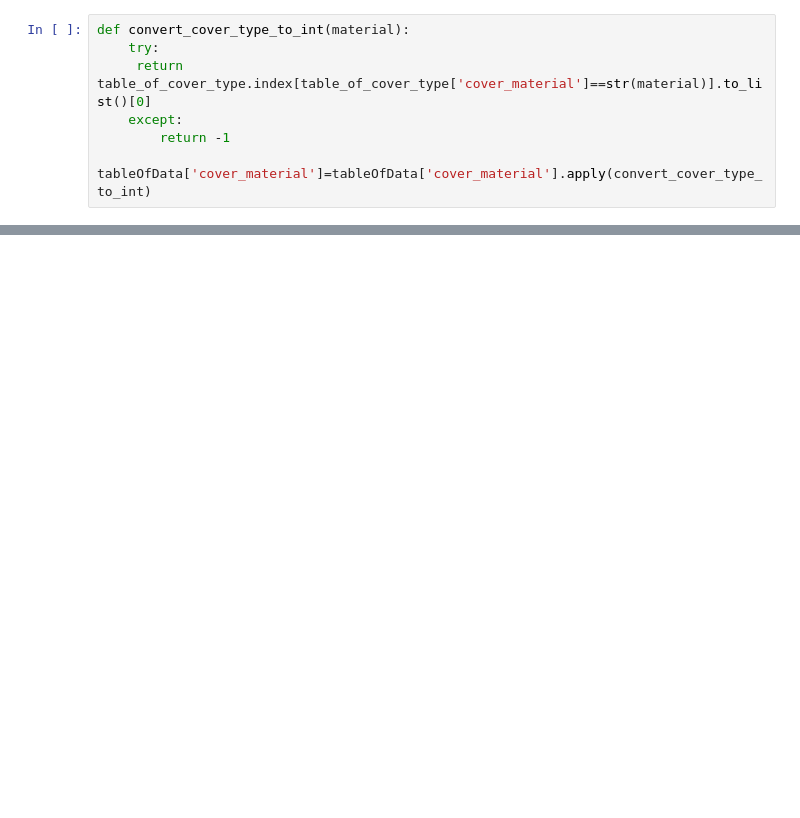
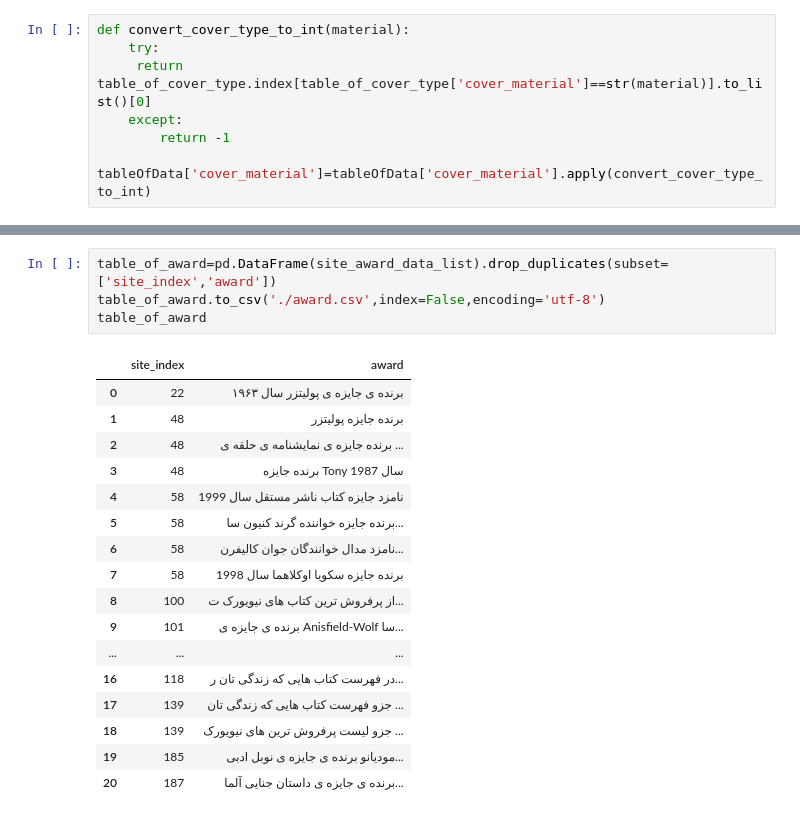
Before and after one commit to sanoooavi/Booktopia, a Jupyter notebook: scrap.ipynb, the cells around one changed output, grey strips where cells are left out. Cells and saved outputs as stored; diff of their text form; blank space fills up the shorter version.

```diff
--- a/scrap.ipynb
+++ b/scrap.ipynb
@@ -630,0 +657,22 @@ table_of_book_veneration
+# %%
+table_of_award=pd.DataFrame(site_award_data_list).drop_duplicates(subset=['site_index','award'])
+table_of_award.to_csv('./award.csv',index=False,encoding='utf-8')
+table_of_award
+# %% [output]
+|  | site_index | award |
+| 0 | 22 | برنده ی جایزه ی پولیتزر سال ۱۹۶۳ |
+| 1 | 48 | برنده جایزه پولیتزر |
+| 2 | 48 | برنده جایزه ی نمایشنامه ی حلقه ی ... |
+| 3 | 48 | برنده جایزه Tony سال 1987 |
+| 4 | 58 | نامزد جایزه کتاب ناشر مستقل سال 1999 |
+| 5 | 58 | برنده جایزه خواننده گرند کنیون سا... |
+| 6 | 58 | نامزد مدال خوانندگان جوان کالیفرن... |
+| 7 | 58 | برنده جایزه سکویا اوکلاهما سال 1998 |
+| 8 | 100 | از پرفروش ترین کتاب های نیویورک ت... |
+| 9 | 101 | برنده ی جایزه ی Anisfield-Wolf سا... |
+| ... | ... | ... |
+| 16 | 118 | در فهرست کتاب هایی که زندگی تان ر... |
+| 17 | 139 | جزو فهرست کتاب هایی که زندگی تان ... |
+| 18 | 139 | جزو لیست پرفروش ترین های نیویورک ... |
+| 19 | 185 | مودیانو برنده ی جایزه ی نوبل ادبی... |
+| 20 | 187 | برنده ی جایزه ی داستان جنایی آلما... |
```
Also changed, not shown: parts of 21 cells of this notebook, 11 other files.
